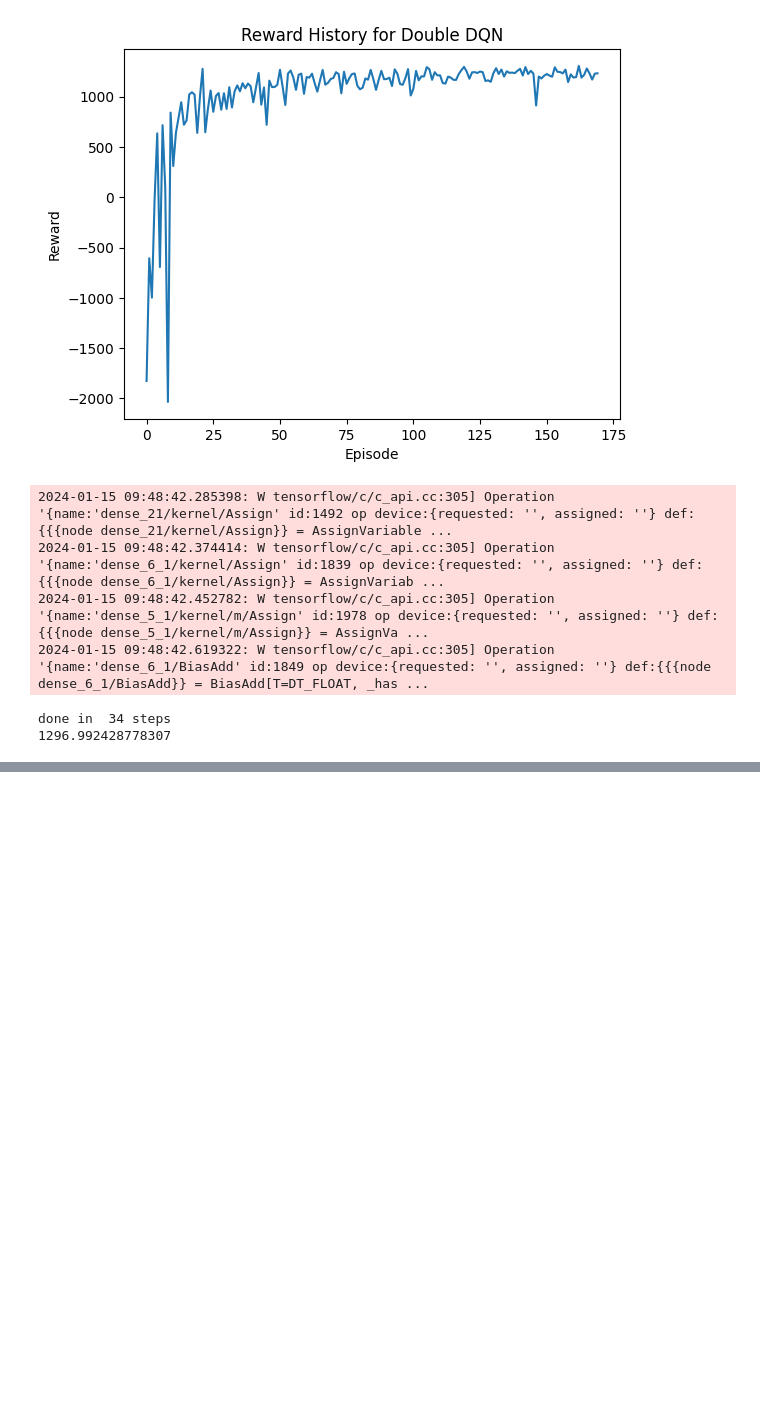
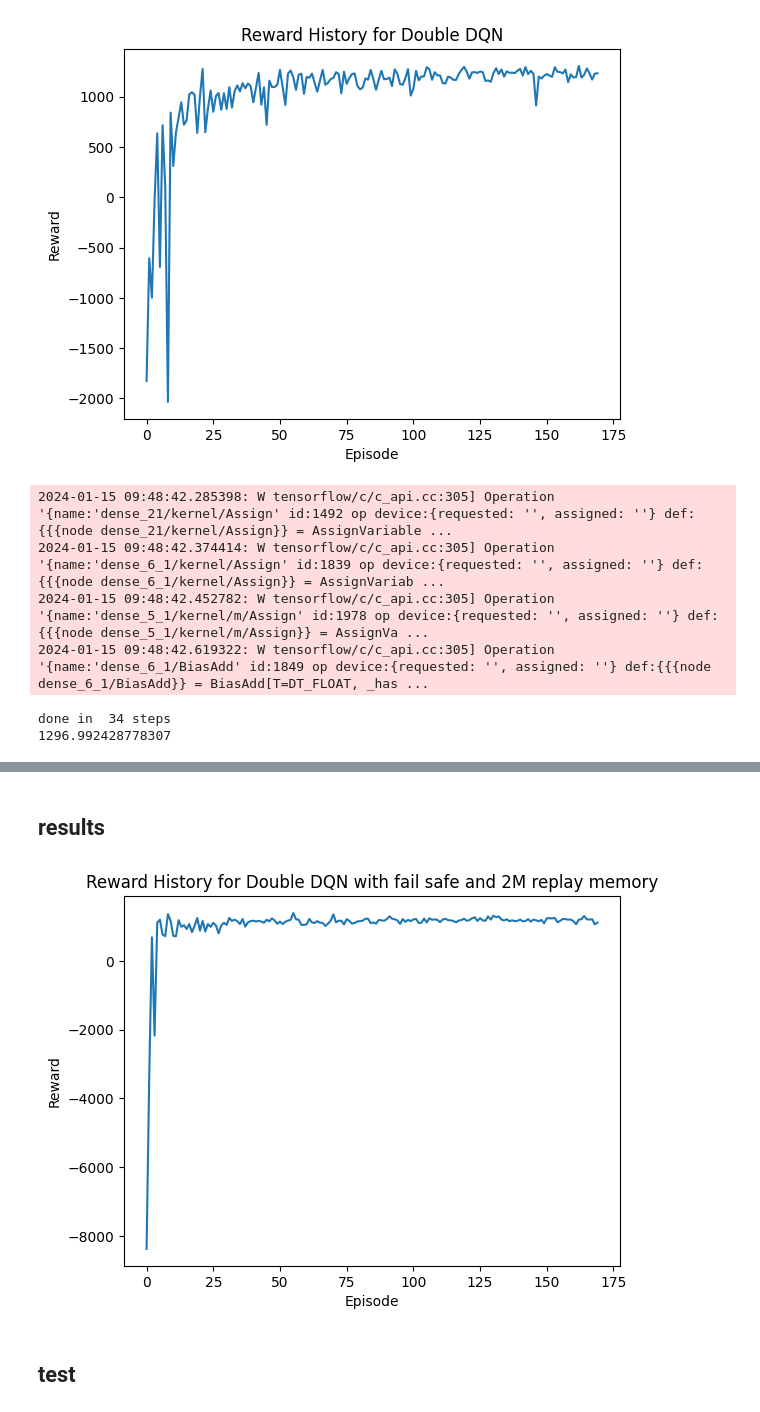
Before and after one commit to driessenslucas/researchproject, a Jupyter notebook: ResearchProject_v2.ipynb, the cells around one changed output, grey strips where cells are left out. Saved outputs shown, nothing was run; the diff lists cells and outputs as text; code cells hidden in the pictures; blank space fills up the shorter version.

```diff
--- a/ResearchProject_v2.ipynb
+++ b/ResearchProject_v2.ipynb
@@ -55,7 +66,7 @@ class RCMazeEnv(gym.Env):
         self.maze = self.generate_maze()
         self.car_position = (1, 1)
         self.possible_actions = range(3)
-        self.car_orientation = 'N'
+        self.car_orientation = 'E'
         self.sensor_readings = {'front': 0, 'left': 0, 'right': 0}
         self.steps = 0
         self.previous_distance = 0
@@ -93,7 +104,7 @@ class RCMazeEnv(gym.Env):
 
     def reset(self):
         self.car_position = (1, 1)
-        self.car_orientation = 'N'
+        self.car_orientation = 'E'
         self.update_sensor_readings()
         self.steps = 0
         self.previous_distance = 0
@@ -582,0 +1087,12 @@ done in  34 steps
+# %% [markdown]
+## results
+# %%
+# plot the reward history
+import matplotlib.pyplot as plt
+plt.plot(reward_history)
+plt.xlabel('Episode')
+plt.ylabel('Reward')
+plt.title('Reward History for Double DQN with fail safe and 2M replay memory')
+plt.show()
+# %% [output]
+[figure, added]
@@ -582,0 +1102,2 @@ done in  34 steps
+# %% [markdown]
+## test
```
Also changed, not shown: parts of 30 cells of this notebook, 1 other file.
